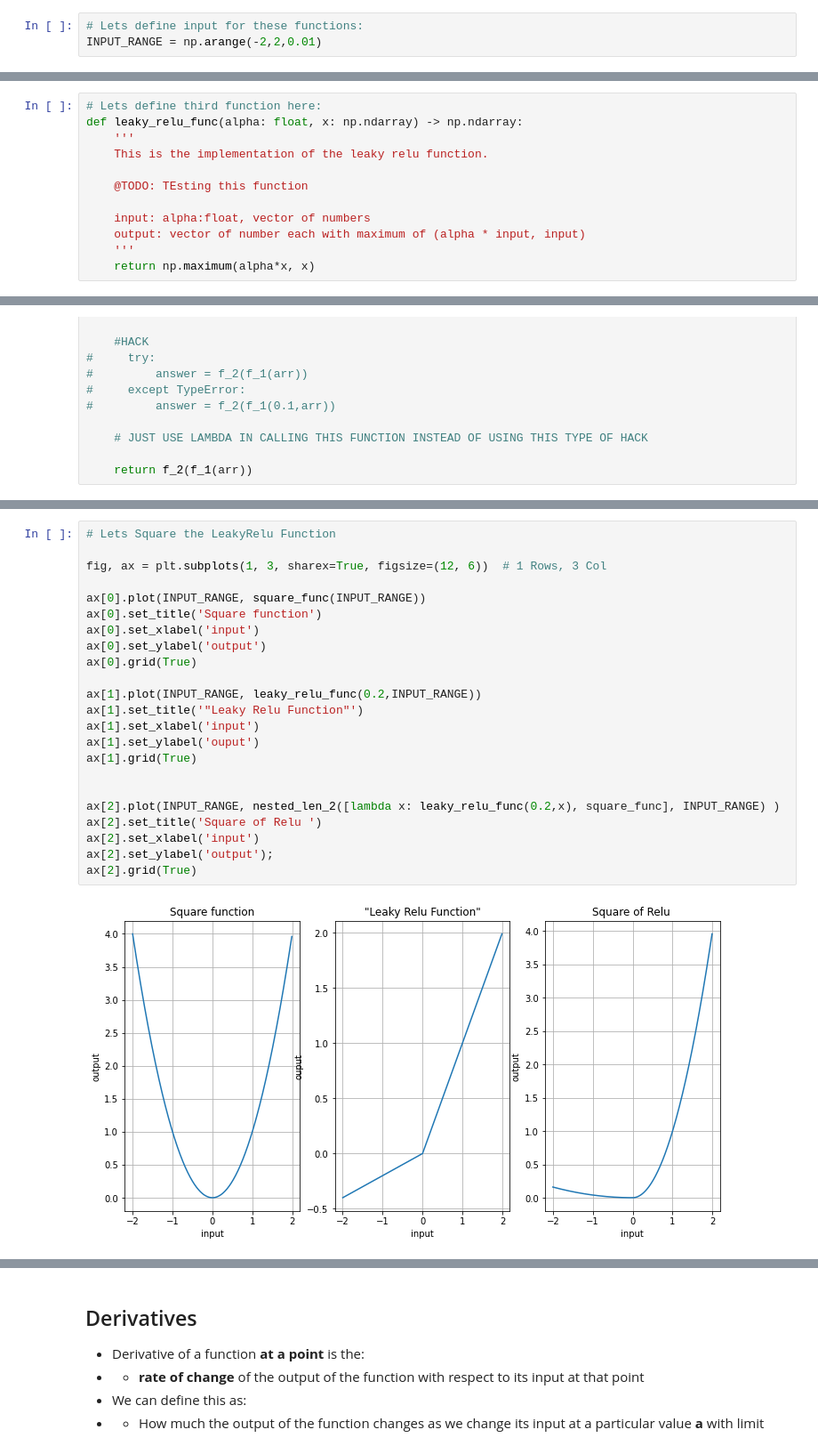
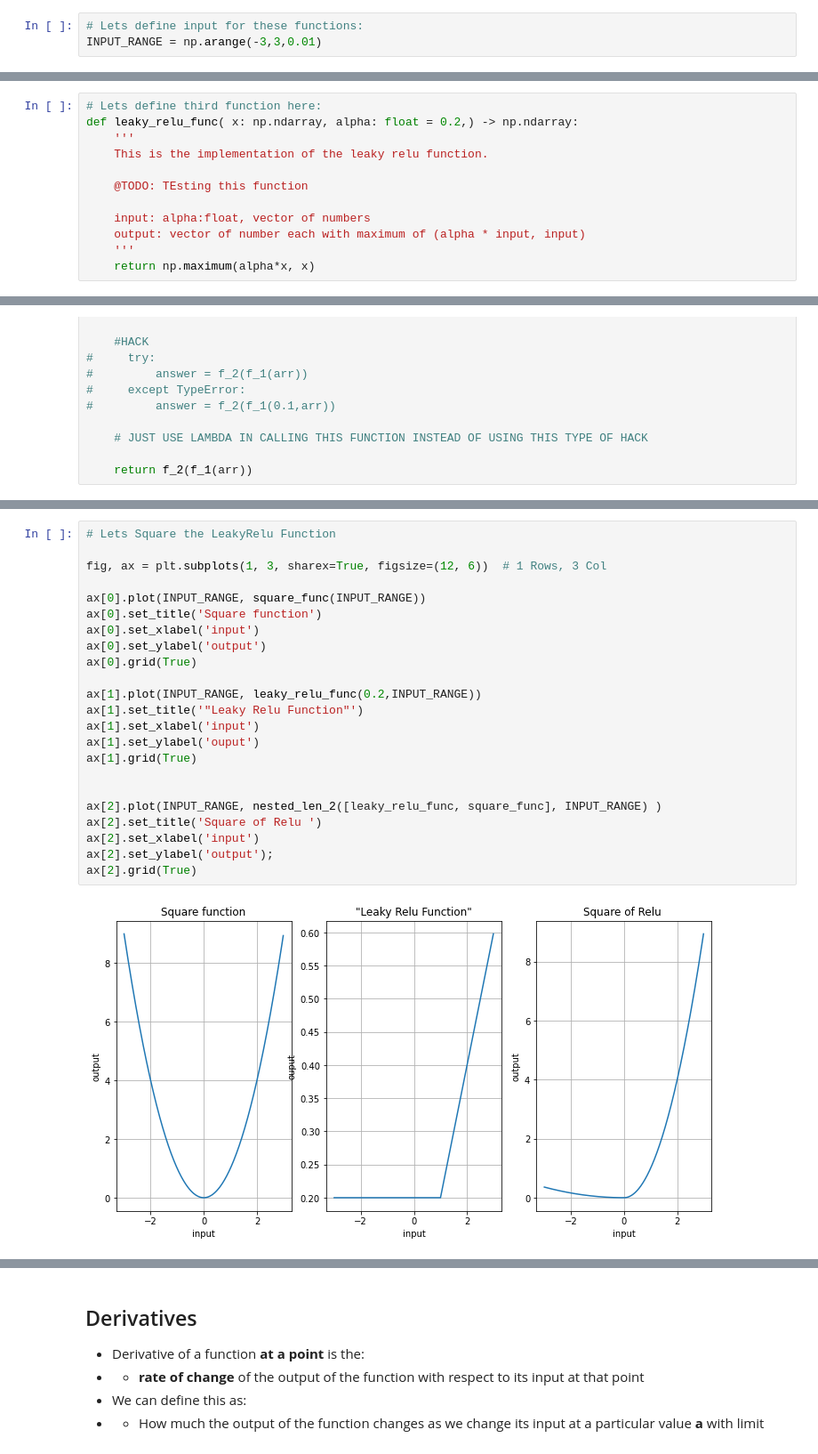
Before and after one commit to RogerFW/LearningAboutLearning, a Jupyter notebook: DeepLearning/DeepLearningFromScratch/CH-1 Foundations.ipynb, the cells around one changed output, grey strips where cells are left out. Shown at 89% size. Cells and saved outputs as stored; diff of their text form.

```diff
--- a/DeepLearning/DeepLearningFromScratch/CH-1 Foundations.ipynb
+++ b/DeepLearning/DeepLearningFromScratch/CH-1 Foundations.ipynb
@@ -27,7 +28,7 @@ import numpy as np
 import matplotlib.pyplot as plt
 # %%
 # Lets define input for these functions:
-INPUT_RANGE = np.arange(-2,2,0.01)
+INPUT_RANGE = np.arange(-3,3,0.01)
 # %%
 # Lets define the function's here
 def square_func(x: np.ndarray) -> np.ndarray:
@@ -68,7 +76,7 @@ np.testing.assert_array_equal(output_array, solution, "Array not equal")
 * np.maximum(x,y) -> returns maximum of x or y
 # %%
 # Lets define third function here:
-def leaky_relu_func(alpha: float, x: np.ndarray) -> np.ndarray:
+def leaky_relu_func( x: np.ndarray, alpha: float = 0.2,) -> np.ndarray:
     '''
     This is the implementation of the leaky relu function.
 
@@ -157,28 +183,28 @@ def nested_len_2(chain: Chain,
 # %%
 # Lets Square the LeakyRelu Function
 
 fig, ax = plt.subplots(1, 3, sharex=True, figsize=(12, 6))  # 1 Rows, 3 Col
 
 ax[0].plot(INPUT_RANGE, square_func(INPUT_RANGE))
 ax[0].set_title('Square function')
 ax[0].set_xlabel('input')
 ax[0].set_ylabel('output')
 ax[0].grid(True)
 
 ax[1].plot(INPUT_RANGE, leaky_relu_func(0.2,INPUT_RANGE))
 ax[1].set_title('"Leaky Relu Function"')
 ax[1].set_xlabel('input')
 ax[1].set_ylabel('ouput')
 ax[1].grid(True)
 
 
-ax[2].plot(INPUT_RANGE, nested_len_2([lambda x: leaky_relu_func(0.2,x), square_func], INPUT_RANGE) )
+ax[2].plot(INPUT_RANGE, nested_len_2([leaky_relu_func, square_func], INPUT_RANGE) )
 ax[2].set_title('Square of Relu ')
 ax[2].set_xlabel('input')
 ax[2].set_ylabel('output');
 ax[2].grid(True)
 # %% [output]
-[figure, old version]
+[figure, new version]
 # %%
 # Lets Square the Relu Function
 
```
Also changed, not shown: parts of 15 cells of this notebook.
